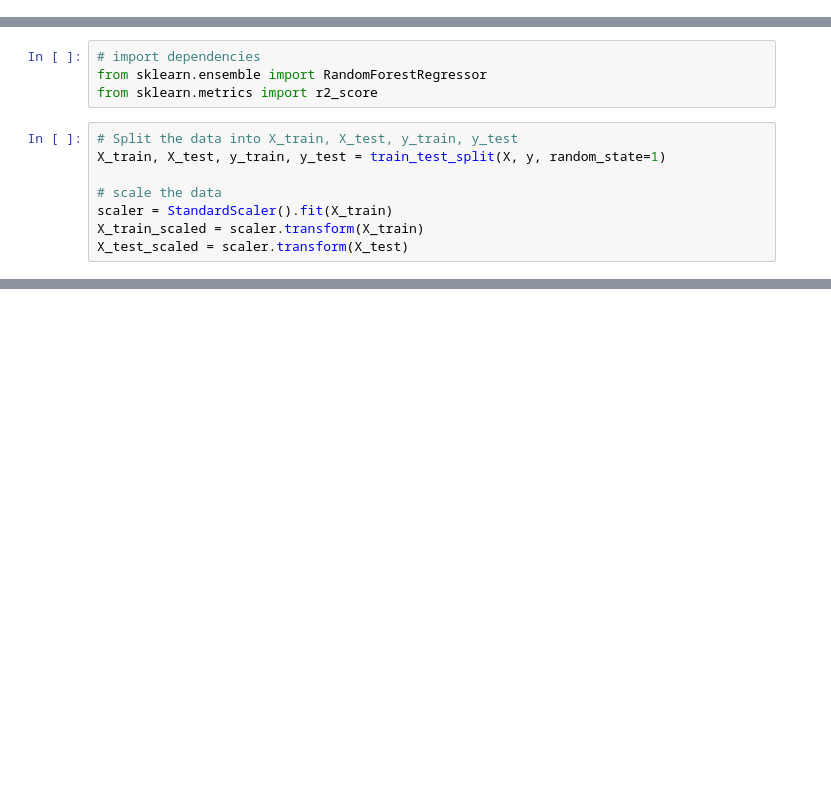
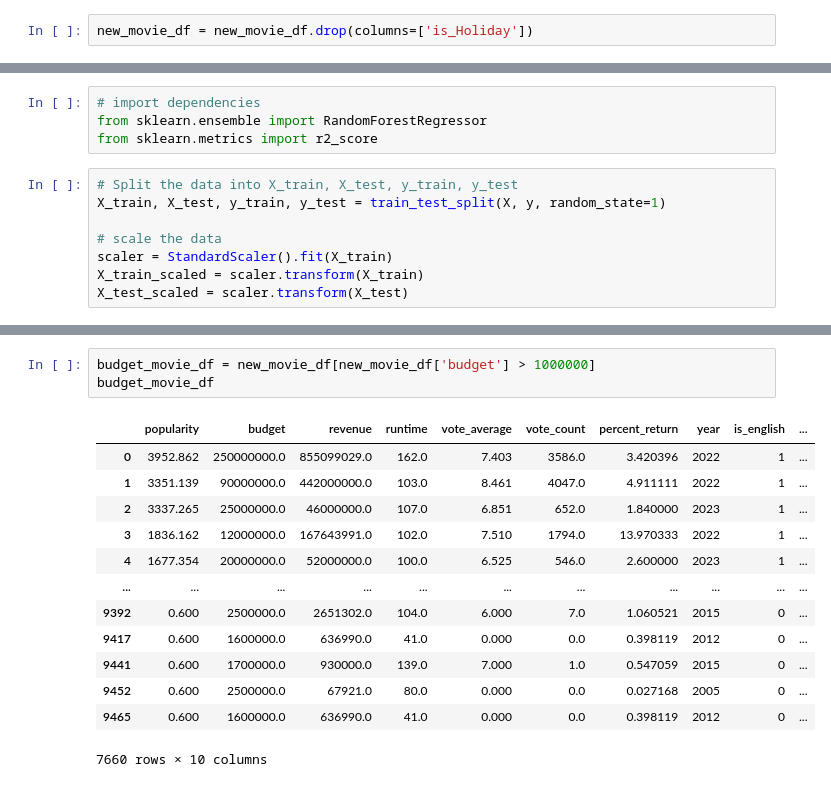
Before and after one commit to rraja30/Movie-Profitability-Prediction, a Jupyter notebook: machine_learning.ipynb, the cells around one changed output, grey strips where cells are left out. Drawn from its saved outputs; the diff is of its cells as text; blank space fills up the shorter version.

```diff
--- a/machine_learning.ipynb
+++ b/machine_learning.ipynb
@@ -235,3 +271,5 @@ Testing Score:0.695510171314409
+# %%
+new_movie_df = new_movie_df.drop(columns=['is_Holiday'])
 # %% [markdown]
 ## Random Forest Model
 # %%
@@ -330,0 +351,17 @@ label encoding vs one encoding - which one to use to be based on model we use
+# %%
+budget_movie_df = new_movie_df[new_movie_df['budget'] > 1000000]
+budget_movie_df
+# %% [output]
+|  | popularity | budget | revenue | runtime | vote_average | vote_count | percent_return | year | is_english | ... |
+| 0 | 3952.862 | 250000000.0 | 855099029.0 | 162.0 | 7.403 | 3586.0 | 3.420396 | 2022 | 1 | ... |
+| 1 | 3351.139 | 90000000.0 | 442000000.0 | 103.0 | 8.461 | 4047.0 | 4.911111 | 2022 | 1 | ... |
+| 2 | 3337.265 | 25000000.0 | 46000000.0 | 107.0 | 6.851 | 652.0 | 1.840000 | 2023 | 1 | ... |
+| 3 | 1836.162 | 12000000.0 | 167643991.0 | 102.0 | 7.510 | 1794.0 | 13.970333 | 2022 | 1 | ... |
+| 4 | 1677.354 | 20000000.0 | 52000000.0 | 100.0 | 6.525 | 546.0 | 2.600000 | 2023 | 1 | ... |
+| ... | ... | ... | ... | ... | ... | ... | ... | ... | ... | ... |
+| 9392 | 0.600 | 2500000.0 | 2651302.0 | 104.0 | 6.000 | 7.0 | 1.060521 | 2015 | 0 | ... |
+| 9417 | 0.600 | 1600000.0 | 636990.0 | 41.0 | 0.000 | 0.0 | 0.398119 | 2012 | 0 | ... |
+| 9441 | 0.600 | 1700000.0 | 930000.0 | 139.0 | 7.000 | 1.0 | 0.547059 | 2015 | 0 | ... |
+| 9452 | 0.600 | 2500000.0 | 67921.0 | 80.0 | 0.000 | 0.0 | 0.027168 | 2005 | 0 | ... |
+| 9465 | 0.600 | 1600000.0 | 636990.0 | 41.0 | 0.000 | 0.0 | 0.398119 | 2012 | 0 | ... |
+7660 rows × 10 columns
```
Also changed, not shown: parts of 26 cells of this notebook.
